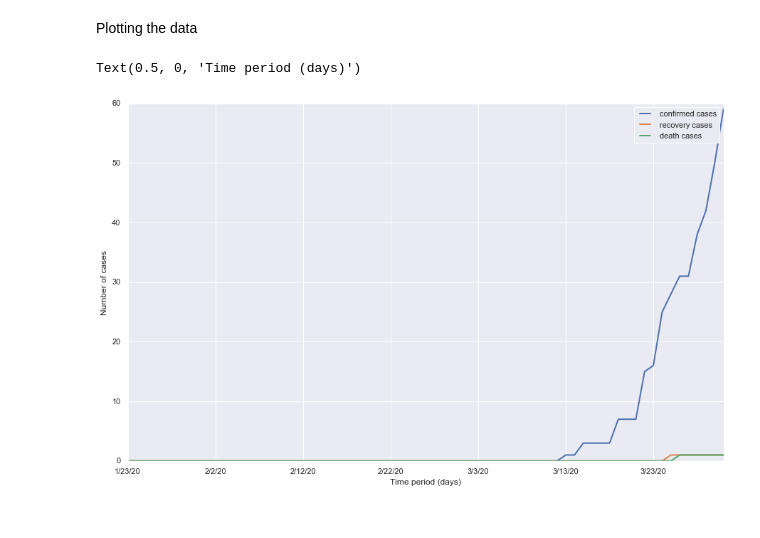
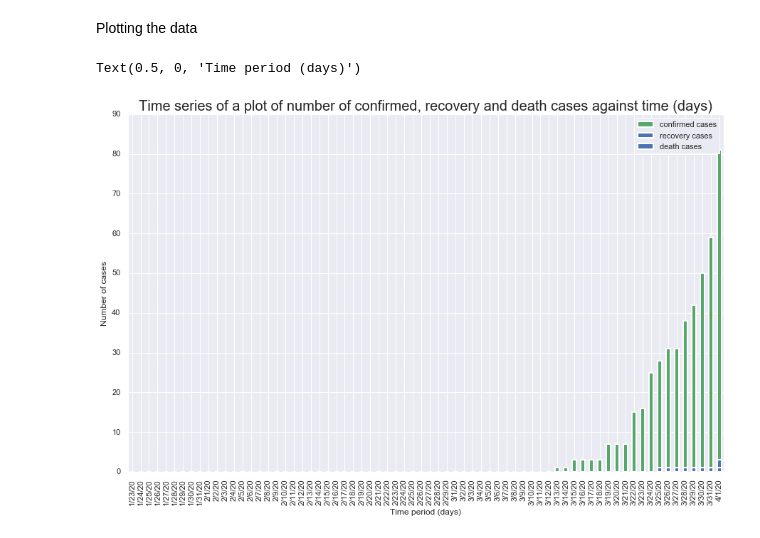
Before and after one commit to peterokwara/covid-19-ke, a Jupyter notebook: Covid19-KE.ipynb, the cells around one changed output. Cells and saved outputs as stored; diff of their text form; code cells hidden in the pictures.

Commit message:
Change style from line plot to bar plot

```diff
--- a/Covid19-KE.ipynb
+++ b/Covid19-KE.ipynb
@@ -72,21 +72,22 @@ Plotting the data
 # %%
 import numpy as np
 import pandas as pd
 import matplotlib.pyplot as plt
 import seaborn as sns
 
 %matplotlib inline
 sns.set()
 
 plt.figure(figsize=(15,9))
 
-confirmed_cases_ke.plot(linewidth=2, label='confirmed cases')
-recovery_cases_ke.plot(linewidth=2, label='recovery cases')
-death_cases_ke.plot(linewidth=2, label='death cases')
+confirmed_cases_ke.plot.bar(linewidth=2, label='confirmed cases', color='g')
+recovery_cases_ke.plot.bar(linewidth=2, label='recovery cases', color)
+death_cases_ke.plot.bar(linewidth=2, label='death cases')
 
 plt.legend()
+plt.title("Time series of a plot of number of confirmed, recovery and death cases against time (days)",fontsize=20)
 plt.ylabel('Number of cases')
 plt.xlabel('Time period (days)')
 # %% [output]
 Text(0.5, 0, 'Time period (days)')
-[figure, old version]
+[figure, new version]
```
Also changed, not shown: parts of 6 cells of this notebook.
